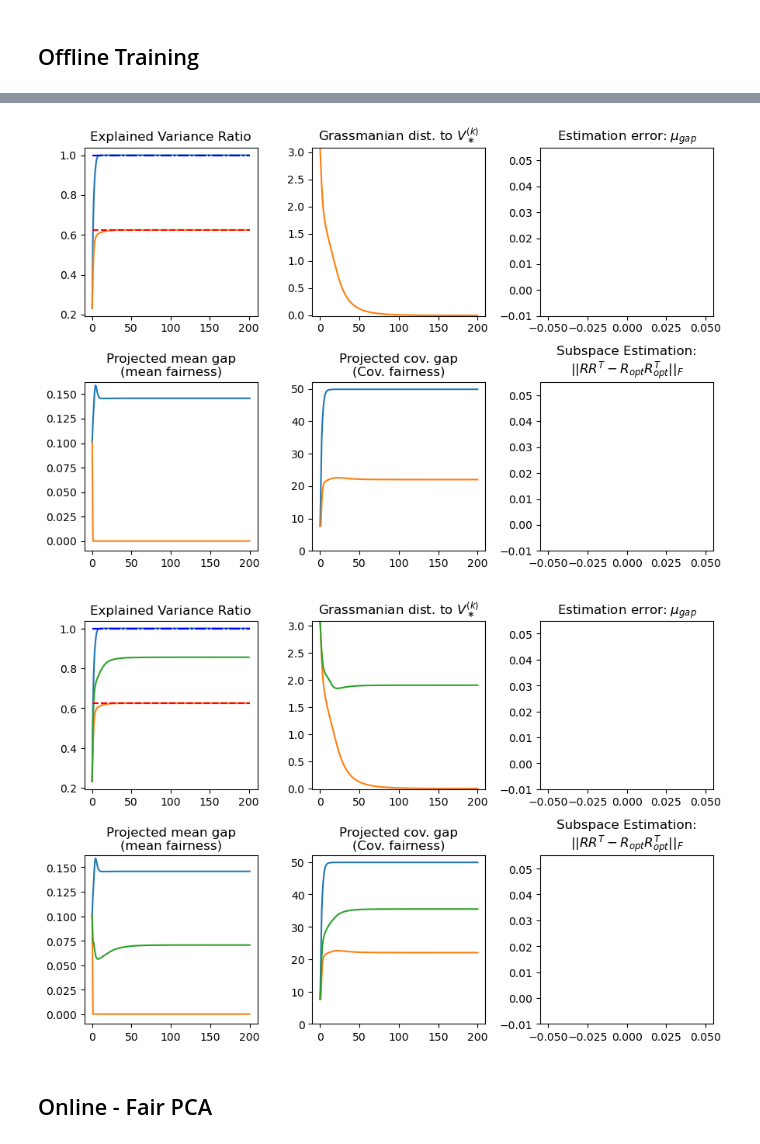
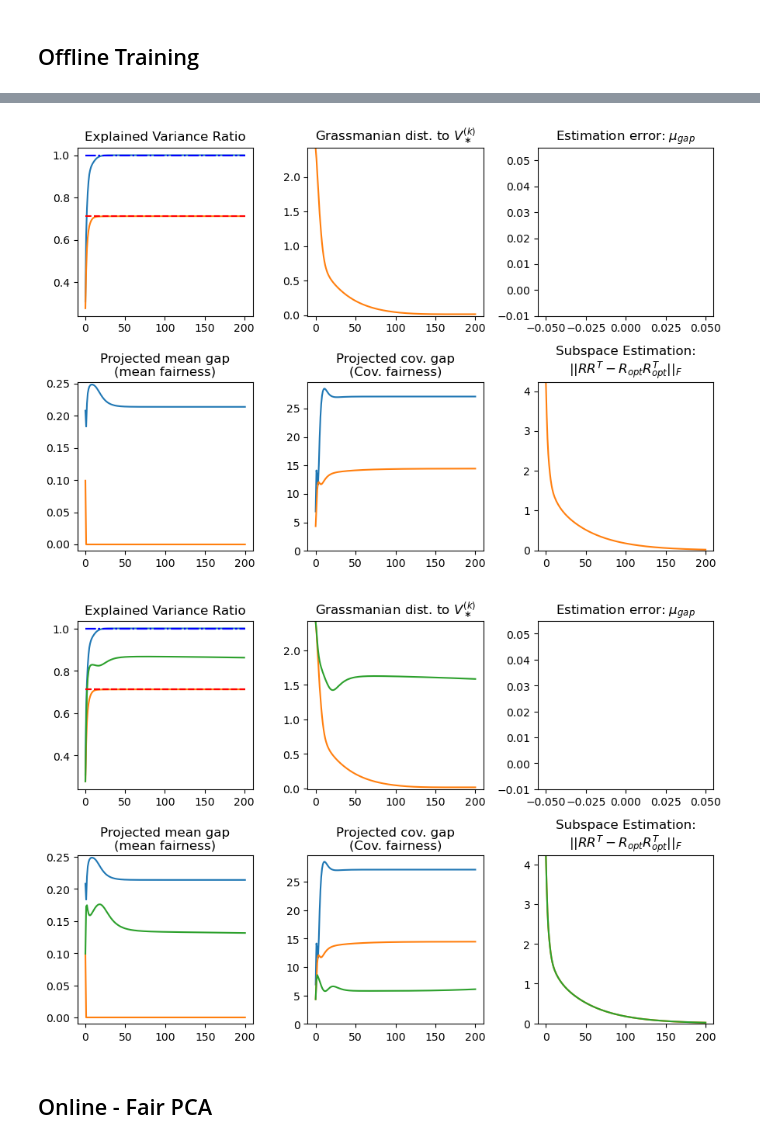
Before and after one commit to HanseulJo/fair-streaming-pca, a Jupyter notebook: FairPCA.ipynb, the cells around one changed output, grey strips where cells are left out. Cells and saved outputs as stored; diff of their text form; code cells hidden in the pictures.

```diff
--- a/FairPCA.ipynb
+++ b/FairPCA.ipynb
@@ -6,7 +6,7 @@ from jax import random
 
 Algo = StreamingFairBlockPCA(
     data_dim=100,
-    probability=0.2,
+    probability=0.5,
     nullity=0,  # nullity of Sigma_gap
     seed=0,
     eps=0.1,
@@ -64,38 +64,38 @@ fig, axes = Algo.plot_buffer(save=None);  # semicolon
 # %%
 V = Algo.offline_train(
-    target_dim=5,
+    target_dim=3,
     rank=10,
     n_iter=n_iter,
+    n_iter_inner=n_iter,
     lr=1,
-    mode='pm',
+    pca_optimization='pm',
     constraint='all',
     seed=0,
-    tol=0,
     #lr_scheduler=lambda t: 0.99**(t-1)
 )
 # fig, axes = Algo.plot_buffer(save=None);
 Algo.plot_buffer(save=None, fig=fig, axes=axes);
 fig
 # %% [output]
-[figure, old version]
+[figure, new version]
 # %%
 V = Algo.offline_train(
-    target_dim=5,
+    target_dim=3,
     rank=10,
     n_iter=n_iter,
+    n_iter_inner=n_iter,
     lr=1,
-    mode='pm',
+    pca_optimization='pm',
     constraint='all',
     seed=0,
-    tol=0,
     #lr_scheduler=lambda t: 0.99**(t-1)
-    fairness_tradeoff=0.3  # values in [0, 1]
+    fairness_tradeoff=0.2  # values in [0, 1]
 )
 # fig, axes = Algo.plot_buffer(save=None);
 Algo.plot_buffer(save=None, fig=fig, axes=axes);
 fig
 # %% [output]
-[figure, old version]
+[figure, new version]
 # %% [markdown]
 ## Online - Fair PCA
 # %%
```
Also changed, not shown: parts of 8 cells of this notebook, 2 other files.
